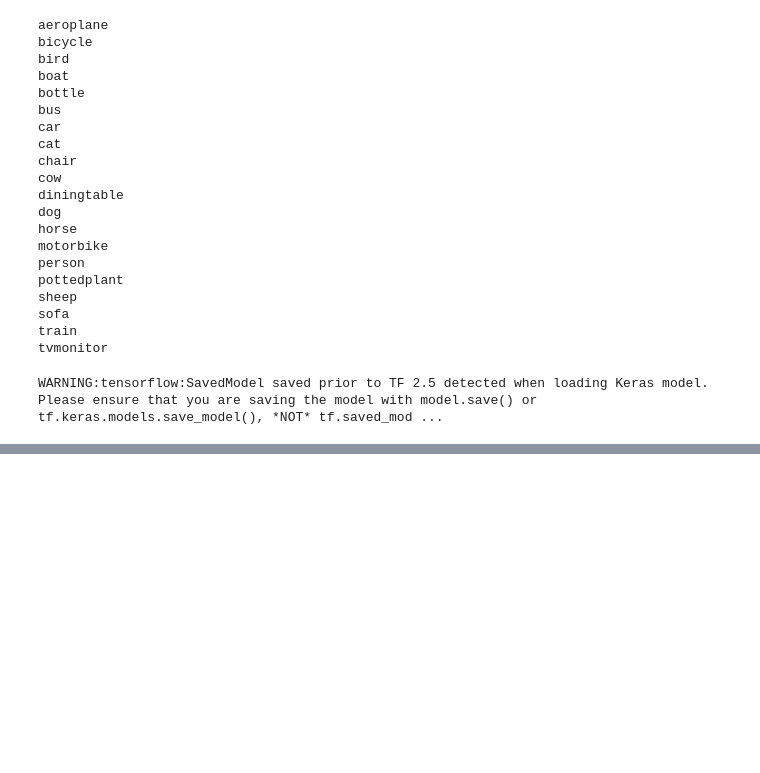
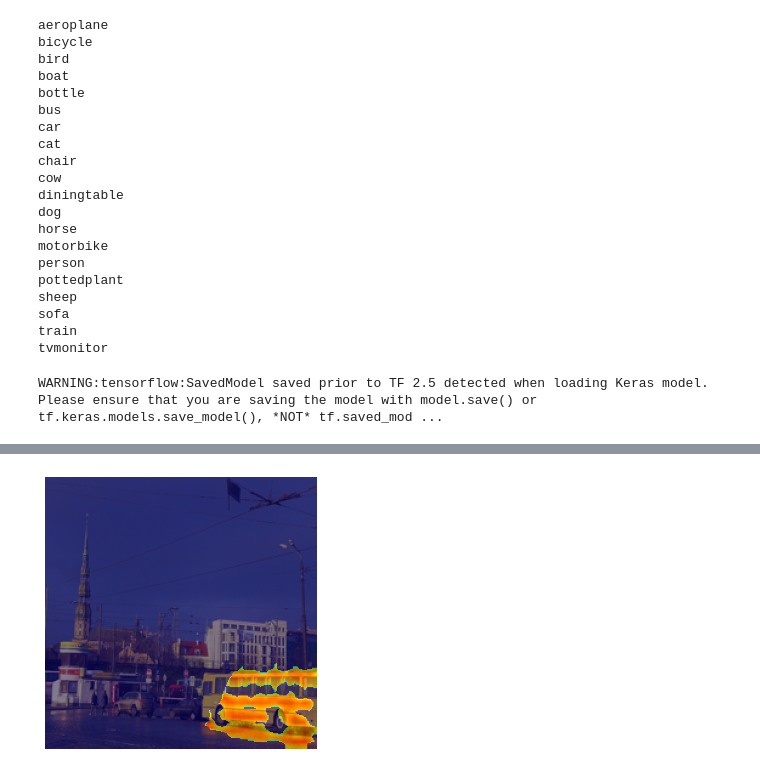
Before and after one commit to kyh980909/AC-SISE, a Jupyter notebook: NEW_AC_SISE.ipynb, the cells around one changed output, grey strips where cells are left out. Saved outputs shown, nothing was run; the diff lists cells and outputs as text; code cells hidden in the pictures; blank space fills up the shorter version.

```diff
--- a/NEW_AC_SISE.ipynb
+++ b/NEW_AC_SISE.ipynb
@@ -87,0 +115,21 @@ plt.show()
+# %%
+# Bitwise 유사도1
+test_data = '009122.jpg'
+# AC-SISE
+ac_sise = sise(model, 'resnet50', f'{test_data_path}/bus/{test_data}', classese['bus'], 0.5, 0)
+ac_sise.feature_extractor()
+ac_sise.feature_filtering()
+ac_sise.filtering_zero_feature_maps()
+ac_sise.postprocess()
+# ac_sise.attribution_masks_compress()
+ac_sise.new_attribution_masks_compress1(1)
+ac_sise.generate_layer_visualization_map()
+ac_sise.layers_fusion()
+
+plt.figure(figsize=(5,5))
+plt.imshow(ac_sise.img)
+plt.imshow(normalization(ac_sise.result), cmap='jet', alpha=0.5)
+plt.axis('off')
+plt.show()
+# %% [output]
+[figure, added]
```
Also changed, not shown: parts of 59 cells of this notebook, 11 other files.
